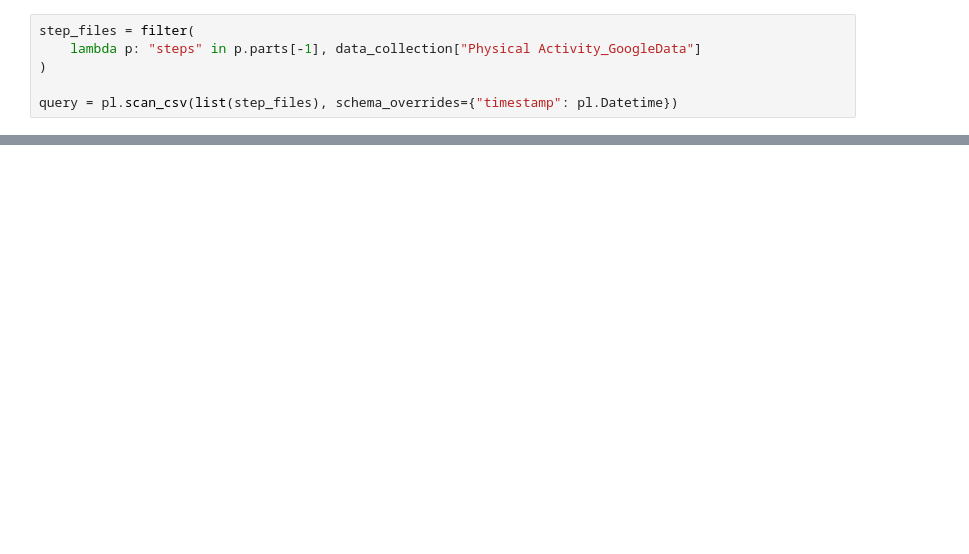
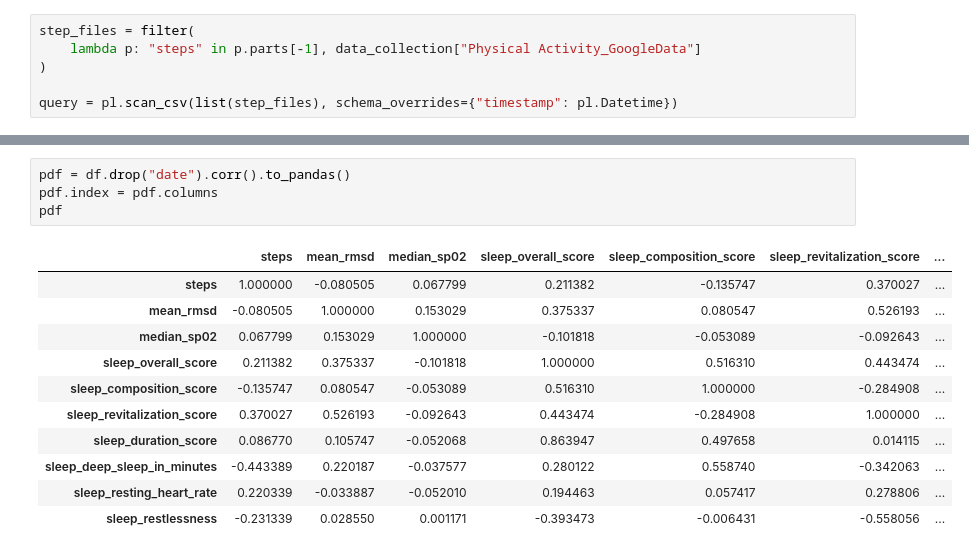
Before and after one commit to roman91DE/fitbitData, a Jupyter notebook: src/main.ipynb, the cells around one changed output, grey strips where cells are left out. Drawn from its saved outputs; the diff is of its cells as text; blank space fills up the shorter version.

```diff
--- a/src/main.ipynb
+++ b/src/main.ipynb
@@ -307,0 +308,16 @@ shape: (16, 11)
+# %%
+pdf = df.drop("date").corr().to_pandas()
+pdf.index = pdf.columns
+pdf
+# %% [output]
+|  | steps | mean_rmsd | median_sp02 | sleep_overall_score | sleep_composition_score | sleep_revitalization_score | ... |
+| steps | 1.000000 | -0.080505 | 0.067799 | 0.211382 | -0.135747 | 0.370027 | ... |
+| mean_rmsd | -0.080505 | 1.000000 | 0.153029 | 0.375337 | 0.080547 | 0.526193 | ... |
+| median_sp02 | 0.067799 | 0.153029 | 1.000000 | -0.101818 | -0.053089 | -0.092643 | ... |
+| sleep_overall_score | 0.211382 | 0.375337 | -0.101818 | 1.000000 | 0.516310 | 0.443474 | ... |
+| sleep_composition_score | -0.135747 | 0.080547 | -0.053089 | 0.516310 | 1.000000 | -0.284908 | ... |
+| sleep_revitalization_score | 0.370027 | 0.526193 | -0.092643 | 0.443474 | -0.284908 | 1.000000 | ... |
+| sleep_duration_score | 0.086770 | 0.105747 | -0.052068 | 0.863947 | 0.497658 | 0.014115 | ... |
+| sleep_deep_sleep_in_minutes | -0.443389 | 0.220187 | -0.037577 | 0.280122 | 0.558740 | -0.342063 | ... |
+| sleep_resting_heart_rate | 0.220339 | -0.033887 | -0.052010 | 0.194463 | 0.057417 | 0.278806 | ... |
+| sleep_restlessness | -0.231339 | 0.028550 | 0.001171 | -0.393473 | -0.006431 | -0.558056 | ... |
```
Also changed, not shown: parts of 8 cells of this notebook, 2 other files.
